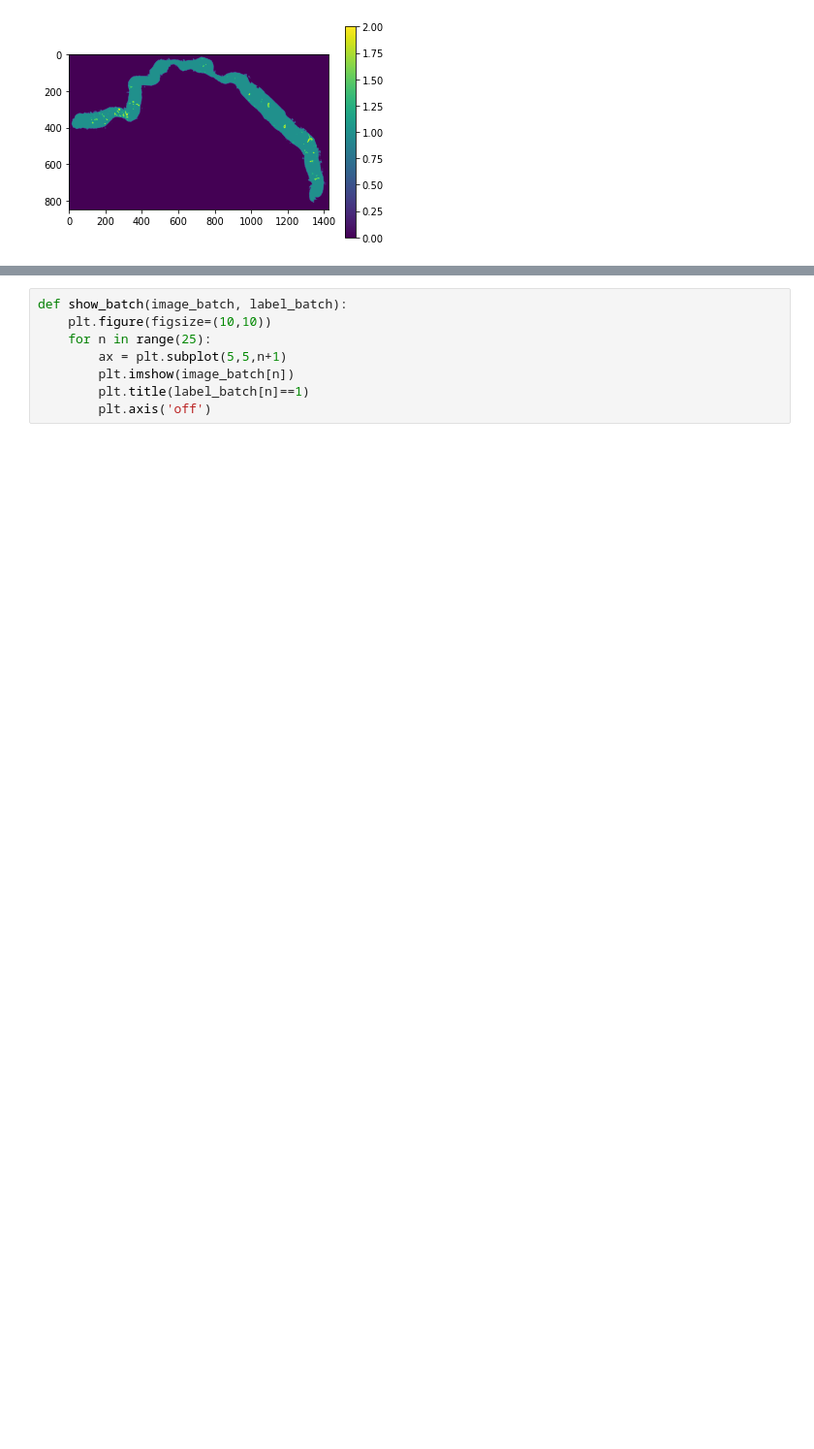
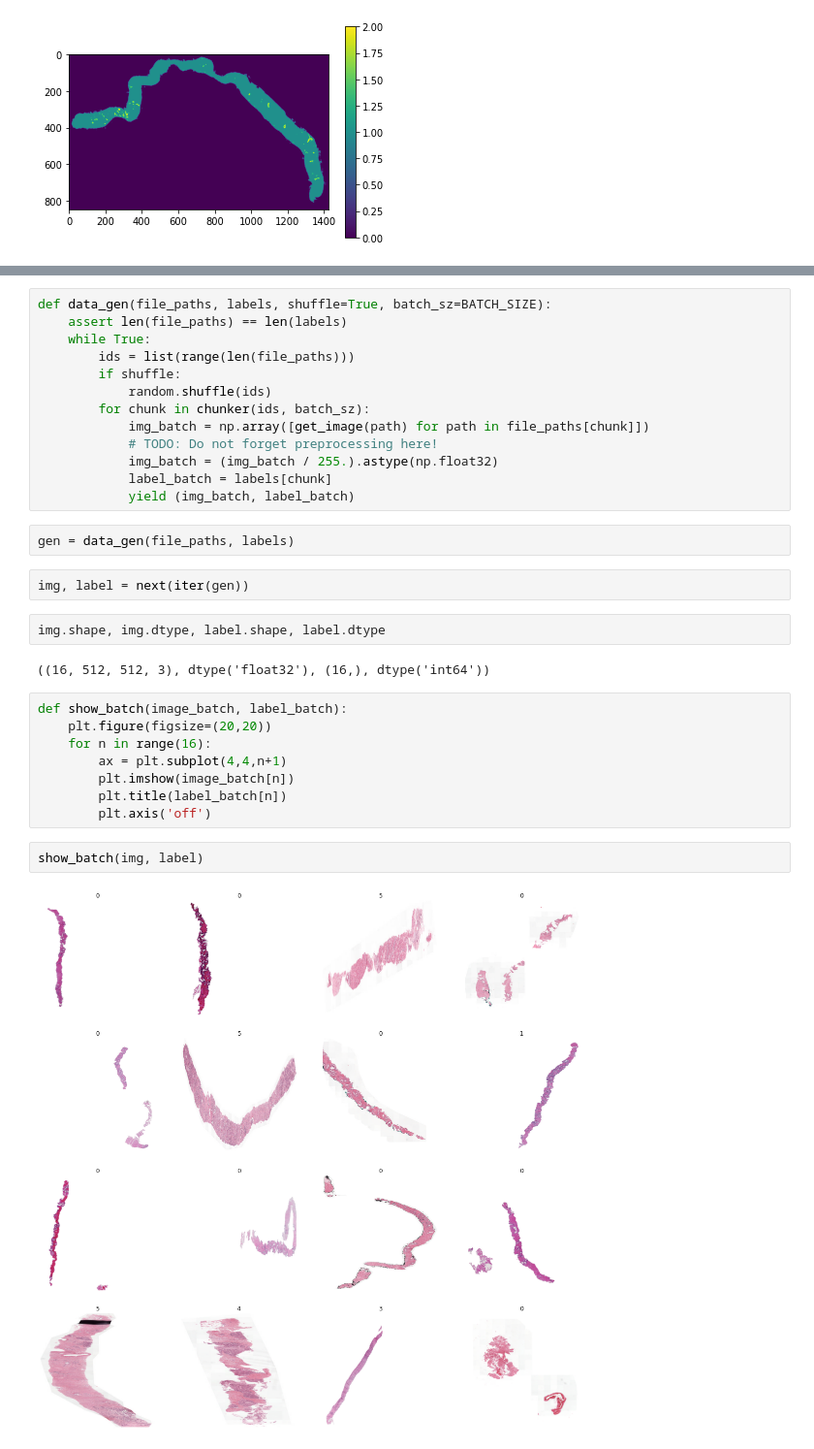
Before and after one commit to ademyanchuk/ChestXRay, a Jupyter notebook: notebooks/Load_Images.ipynb, the cells around one changed output, grey strips where cells are left out. Shown at 97% size. Saved outputs shown, nothing was run; the diff lists cells and outputs as text; blank space fills up the shorter version.

Commit message:
Add python generator to dispatch the data

```diff
--- a/notebooks/Load_Images.ipynb
+++ b/notebooks/Load_Images.ipynb
@@ -242,8 +170,33 @@ InvalidArgumentError: Cannot batch tensors with different shapes in component 1.
+# %%
+def data_gen(file_paths, labels, shuffle=True, batch_sz=BATCH_SIZE):
+    assert len(file_paths) == len(labels)
+    while True:
+        ids = list(range(len(file_paths)))
+        if shuffle:
+            random.shuffle(ids)
+        for chunk in chunker(ids, batch_sz):
+            img_batch = np.array([get_image(path) for path in file_paths[chunk]])
+            # TODO: Do not forget preprocessing here!
+            img_batch = (img_batch / 255.).astype(np.float32)
+            label_batch = labels[chunk]
+            yield (img_batch, label_batch)
+# %%
+gen = data_gen(file_paths, labels)
+# %%
+img, label = next(iter(gen))
+# %%
+img.shape, img.dtype, label.shape, label.dtype
+# %% [output]
+((16, 512, 512, 3), dtype('float32'), (16,), dtype('int64'))
 # %%
 def show_batch(image_batch, label_batch):
-    plt.figure(figsize=(10,10))
-    for n in range(25):
-        ax = plt.subplot(5,5,n+1)
+    plt.figure(figsize=(20,20))
+    for n in range(16):
+        ax = plt.subplot(4,4,n+1)
         plt.imshow(image_batch[n])
-        plt.title(label_batch[n]==1)
+        plt.title(label_batch[n])
         plt.axis('off')
+# %%
+show_batch(img, label)
+# %% [output]
+[figure, added]
```
Also changed, not shown: parts of 28 cells of this notebook.
